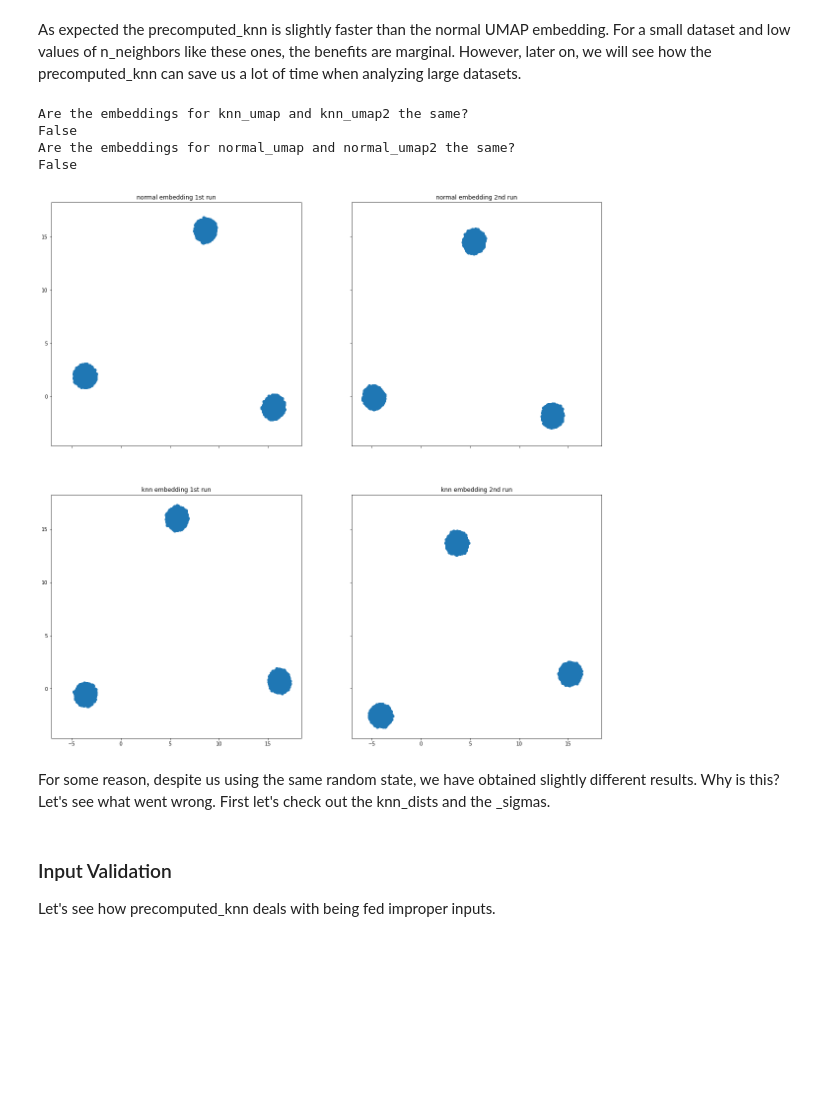
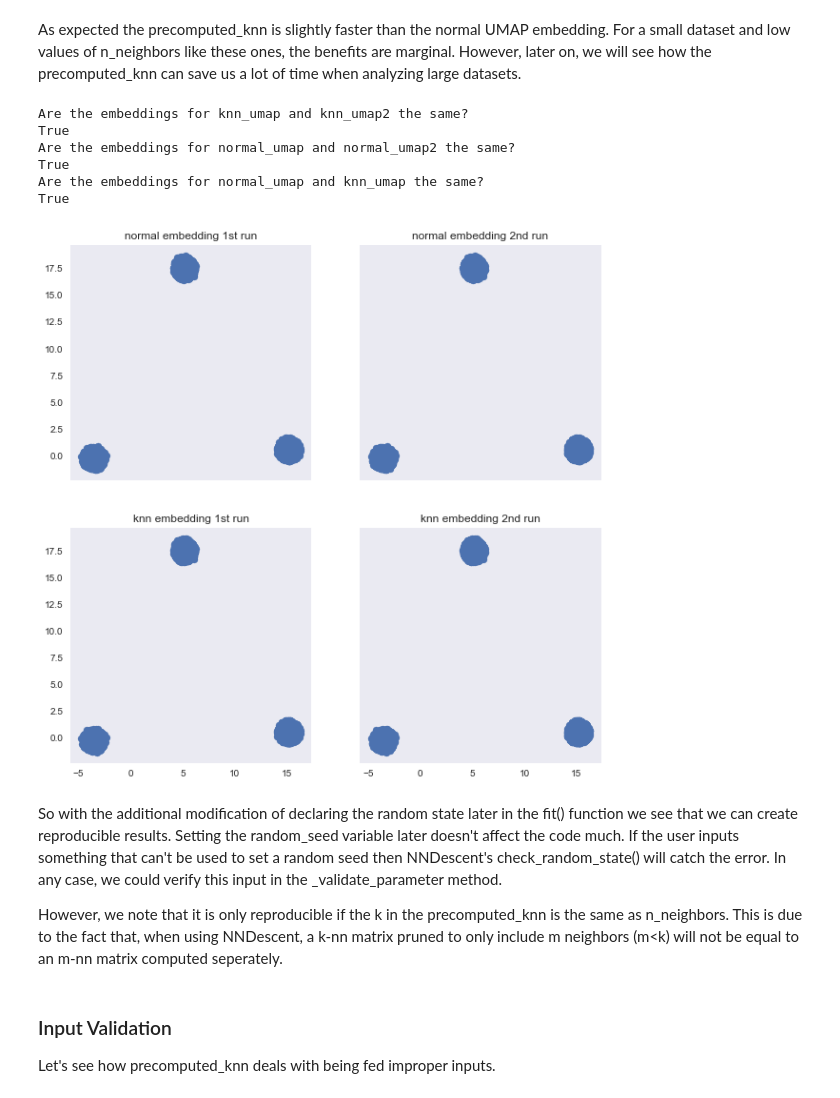
Before and after one commit to lmcinnes/umap, a Jupyter notebook: notebooks/precomputed_knn use cases.ipynb, the cells around one changed output. Drawn from its saved outputs; the diff is of its cells as text; code cells hidden in the pictures; blank space fills up the shorter version.

```diff
--- a/notebooks/precomputed_knn use cases.ipynb
+++ b/notebooks/precomputed_knn use cases.ipynb
@@ -23,7 +24,7 @@ X_small_dm = X_dm[:1000, :1000]
 # %% [markdown]
 Now, let's use UMAP's internal knn function to precompute the knn for k=50 and see how we can train a UMAP object with it.
 # %%
-random_state = np.random.RandomState(10)
+random_state = 10
 
 knn = nearest_neighbors(
                         X,
@@ -35,13 +36,13 @@ knn = nearest_neighbors(
                         )
 
 knn_dm = nearest_neighbors(
-                        X,
-                        n_neighbors=50,
-                        metric='precomputed',
-                        metric_kwds=None,
-                        angular=False,
-                        random_state=random_state,
-                        )
+                           X_dm,
+                           n_neighbors=50,
+                           metric='precomputed',
+                           metric_kwds=None,
+                           angular=False,
+                           random_state=random_state,
+                           )
 
 knn_small = nearest_neighbors(
                               X_small,
@@ -96,28 +76,36 @@ Wall time: 15.1 s
 As expected the precomputed_knn is slightly faster than the normal UMAP embedding. For a small dataset and low values of n_neighbors like these ones, the benefits are marginal. However, later on, we will see how the precomputed_knn can save us a lot of time when analyzing large datasets.
 # %%
 import matplotlib.pyplot as plt
+plt.style.use('seaborn-dark')
 
-fig, axs = plt.subplots(2,2, figsize=(20,20), sharex=True, sharey=True)
+fig, axs = plt.subplots(2,2, figsize=(10,10), sharex=True, sharey=True)
 axs[0,0].scatter(normal_embedding[:, 0], normal_embedding[:, 1])
 axs[0,1].scatter(normal_embedding2[:, 0], normal_embedding2[:, 1])
 axs[1,0].scatter(knn_embedding[:, 0], knn_embedding[:, 1])
 axs[1,1].scatter(knn_embedding2[:, 0], knn_embedding2[:, 1])
 axs[0,0].set_title("normal embedding 1st run")
 axs[0,1].set_title("normal embedding 2nd run")
 axs[1,0].set_title("knn embedding 1st run")
 axs[1,1].set_title("knn embedding 2nd run")
 plt.show
 
 print("\033[1m"+"Are the embeddings for knn_umap and knn_umap2 the same?\033[0m")
 print((knn_embedding == knn_embedding2).all())
 
 print("\033[1m"+"Are the embeddings for normal_umap and normal_umap2 the same?\033[0m")
 print((normal_embedding2 == normal_embedding).all())
+
+print("\033[1m"+"Are the embeddings for normal_umap and knn_umap the same?\033[0m")
+print((knn_embedding == normal_embedding).all())
 # %% [output]
 Are the embeddings for knn_umap and knn_umap2 the same?
-False
+True
 Are the embeddings for normal_umap and normal_umap2 the same?
-False
+True
+Are the embeddings for normal_umap and knn_umap the same?
+True
-[figure, old version]
+[figure, new version]
 # %% [markdown]
-For some reason, despite us using the same random state, we have obtained slightly different results. Why is this? Let's see what went wrong. First let's check out the knn_dists and the _sigmas.
+So with the additional modification of declaring the random state later in the fit() function we see that we can create reproducible results. Setting the random_seed variable later doesn't affect the code much. If the user inputs something that can't be used to set a random seed then NNDescent's check_random_state() will catch the error. In any case, we could verify this input in the _validate_parameter method.
+
+However, we note that it is only reproducible if the k in the precomputed_knn is the same as n_neighbors. This is due to the fact that, when using NNDescent, a k-nn matrix pruned to only include m neighbors (m<k) will not be equal to an m-nn matrix computed seperately.
```
Also changed, not shown: parts of 14 cells of this notebook.
